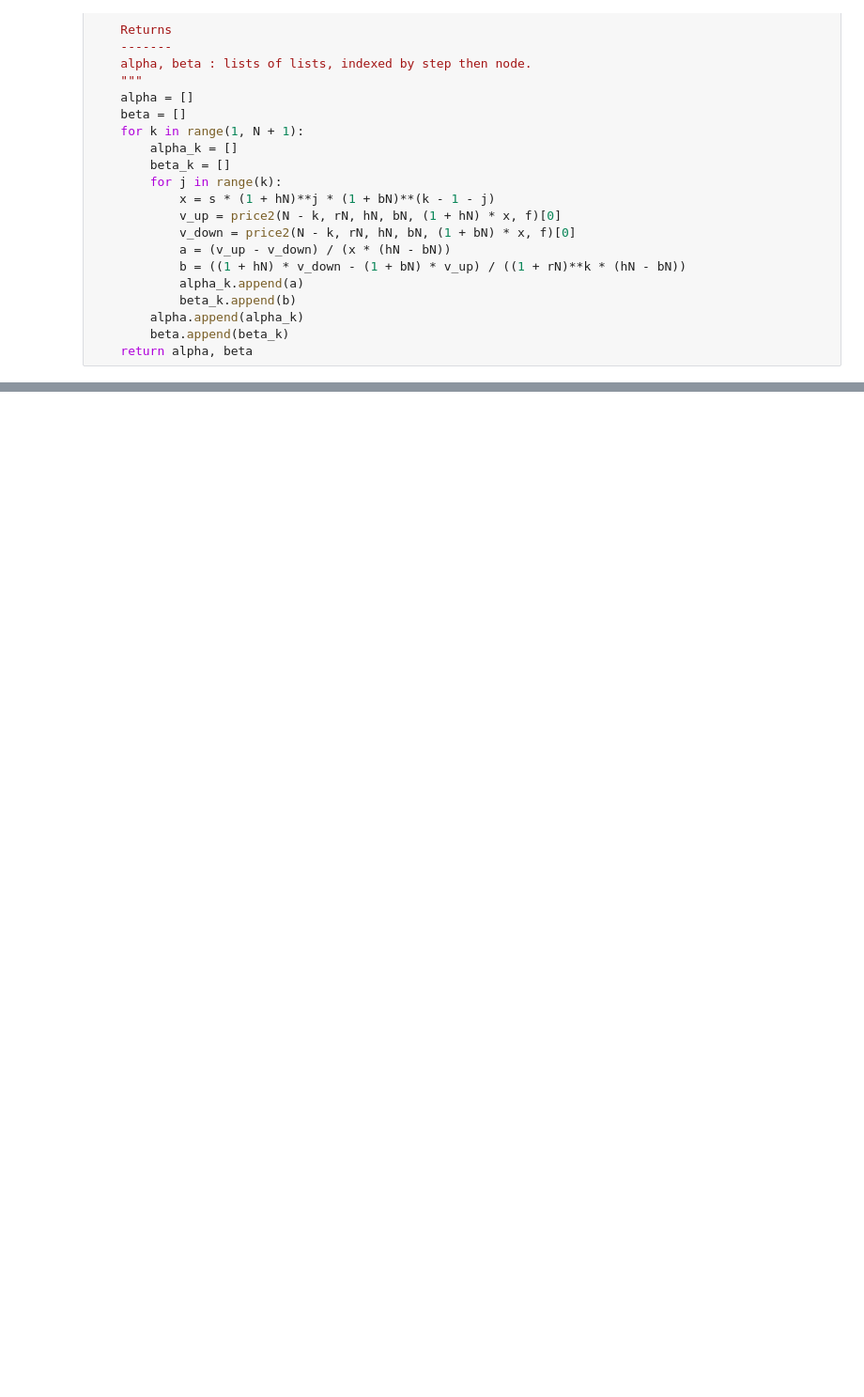
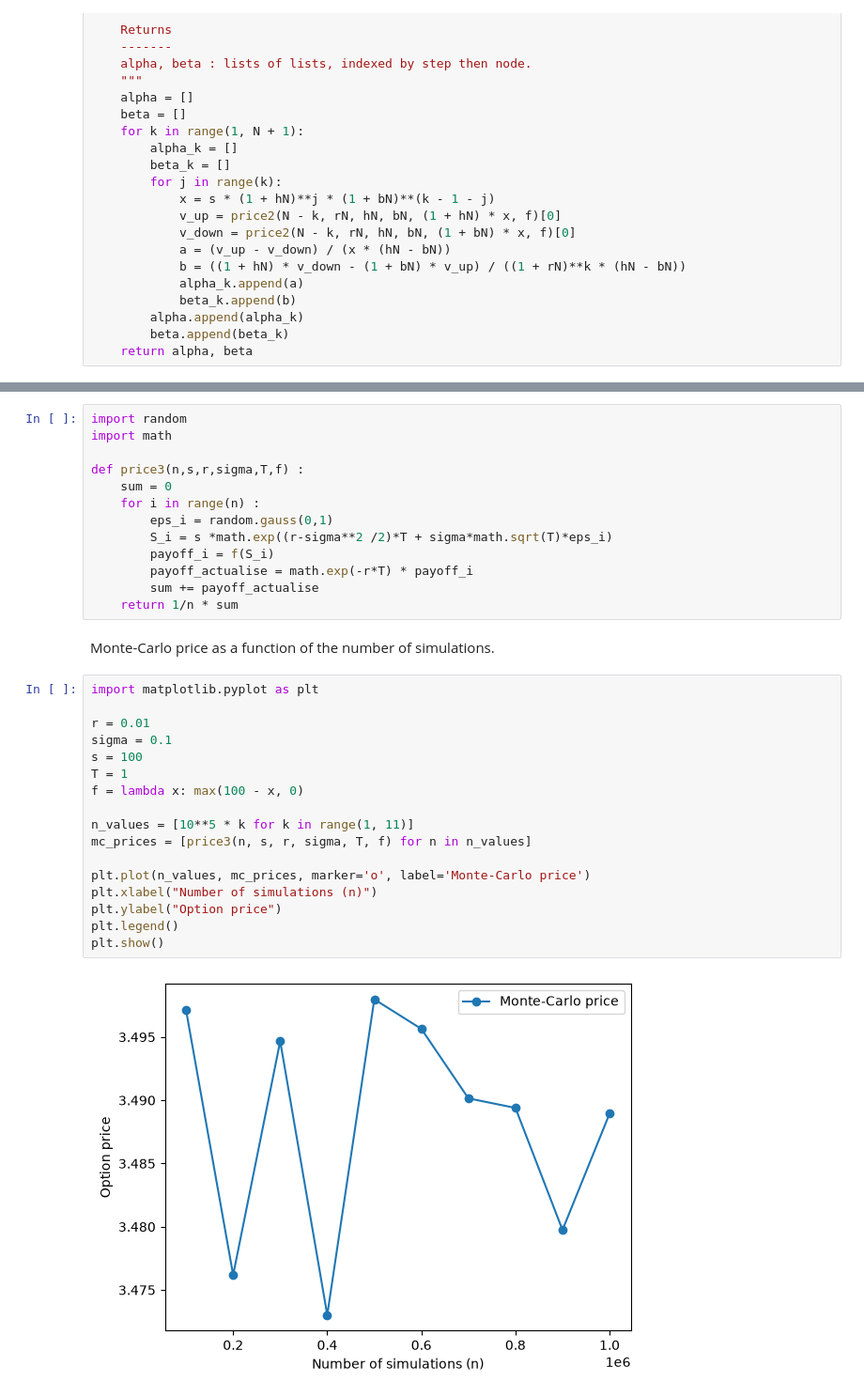
Before and after one commit to AnasKh21/pricing-european-options, a Jupyter notebook: pricing_european_options.ipynb, the cells around one changed output, grey strips where cells are left out. Shown at 94% size. Drawn from its saved outputs; the diff is of its cells as text; blank space fills up the shorter version.

Commit message:
Add Monte-carlo and BS pricers

```diff
--- a/pricing_european_options.ipynb
+++ b/pricing_european_options.ipynb
@@ -124,0 +141,34 @@ hedge(2, 0.01, 0.05, -0.05, 100, call)
+# %%
+import random
+import math
+
+def price3(n,s,r,sigma,T,f) :
+    sum = 0
+    for i in range(n) :
+        eps_i = random.gauss(0,1)
+        S_i = s *math.exp((r-sigma**2 /2)*T + sigma*math.sqrt(T)*eps_i)
+        payoff_i = f(S_i)
+        payoff_actualise = math.exp(-r*T) * payoff_i
+        sum += payoff_actualise
+    return 1/n * sum
+# %% [markdown]
+Monte-Carlo price as a function of the number of simulations.
+# %%
+import matplotlib.pyplot as plt
+
+r = 0.01
+sigma = 0.1
+s = 100
+T = 1
+f = lambda x: max(100 - x, 0)
+
+n_values = [10**5 * k for k in range(1, 11)]
+mc_prices = [price3(n, s, r, sigma, T, f) for n in n_values]
+
+plt.plot(n_values, mc_prices, marker='o', label='Monte-Carlo price')
+plt.xlabel("Number of simulations (n)")
+plt.ylabel("Option price")
+plt.legend()
+plt.show()
+# %% [output]
+[figure, added]
```
Also changed, not shown: parts of 21 cells of this notebook.
